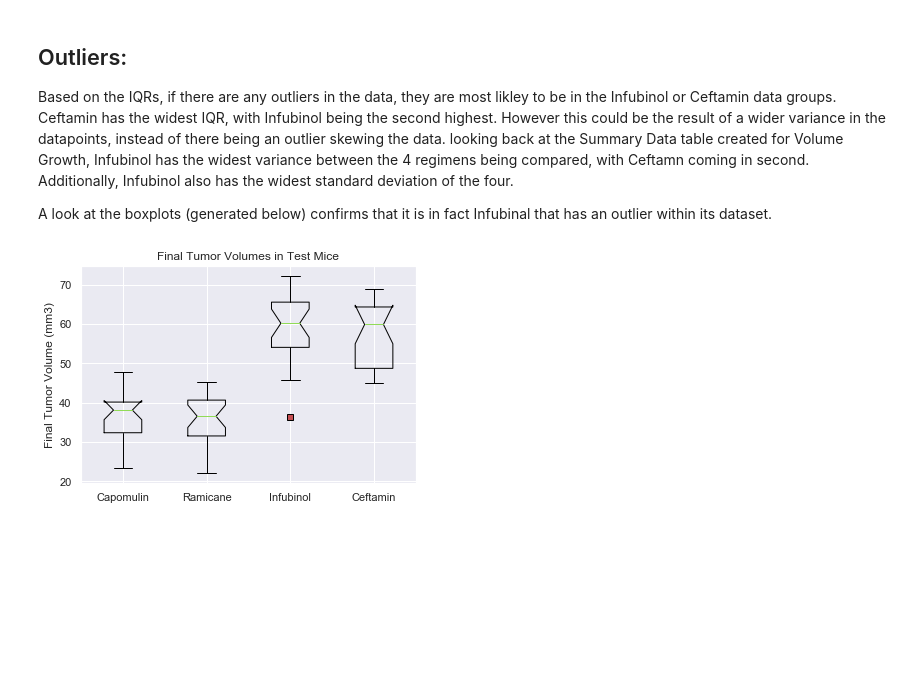
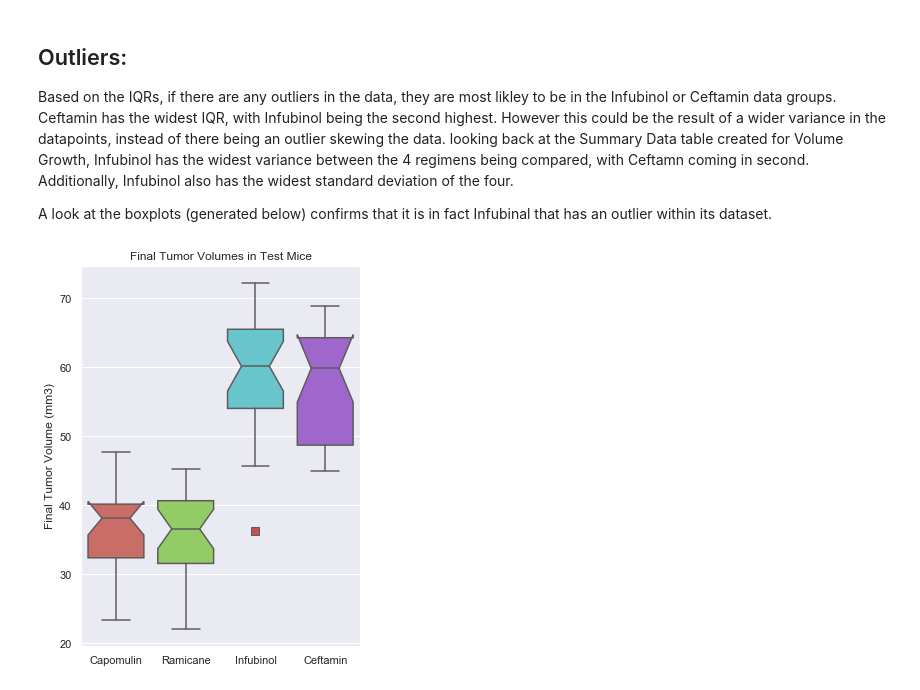
Before and after one commit to patelpurvip/Pharma-mouse-data, a Jupyter notebook: Pharma-mouse-data-FINAL.ipynb, the cells around one changed output. Cells and saved outputs as stored; diff of their text form; code cells hidden in the pictures; blank space fills up the shorter version.

Commit message:
boxplot updated

```diff
--- a/Pharma-mouse-data-FINAL.ipynb
+++ b/Pharma-mouse-data-FINAL.ipynb
@@ -197,20 +148,17 @@ Based on the IQRs, if there are any outliers in the data, they are most likley t
 A look at the boxplots (generated below) confirms that it is in fact Infubinal that has an outlier within its dataset.
 # %%
 Four_regimen_boxplot = [Capomulin_final_volume, Ramicane_final_volume, Infubinol_final_volume, Ceftamin_final_volume]
-red_square = dict(markerfacecolor='r', marker='s')
+red_square = dict(markerfacecolor='r', marker='s', markersize='8')
 
-fig1, ax1 = plt.subplots()
+fig1, ax1 = plt.subplots(figsize=(5,7))
+bplot = sb.boxplot(xticks, Four_regimen_boxplot, notch=True, flierprops=red_square)
+
+# colors = sb.color_palette("hls", 4)
+# sb.set_palette(sb.color_palette(colors))
+
+xticks=['Capomulin', 'Ramicane', 'Infubinol', 'Ceftamin']
 ax1.set_title('Final Tumor Volumes in Test Mice')
 ax1.set_ylabel('Final Tumor Volume (mm3)')
-ax1.set_xticklabels(['Capomulin', 'Ramicane', 'Infubinol', 'Ceftamin'])
-bplot = ax1.boxplot(Four_regimen_boxplot, notch=True, flierprops=red_square)
-
-colors = sb.color_palette("hls", 4)
-sb.set_palette(sb.color_palette(colors))
-# for i in range(len(Four_regimen_boxplot)):
-#     mybox = bplot.artists[i]
-#     mybox.set_facecolor(colors[Four_regimen_boxplot[i]])
-
 plt.show()
 # %% [output]
-[figure, old version]
+[figure, new version]
```
Also changed, not shown: parts of 4 cells of this notebook.
